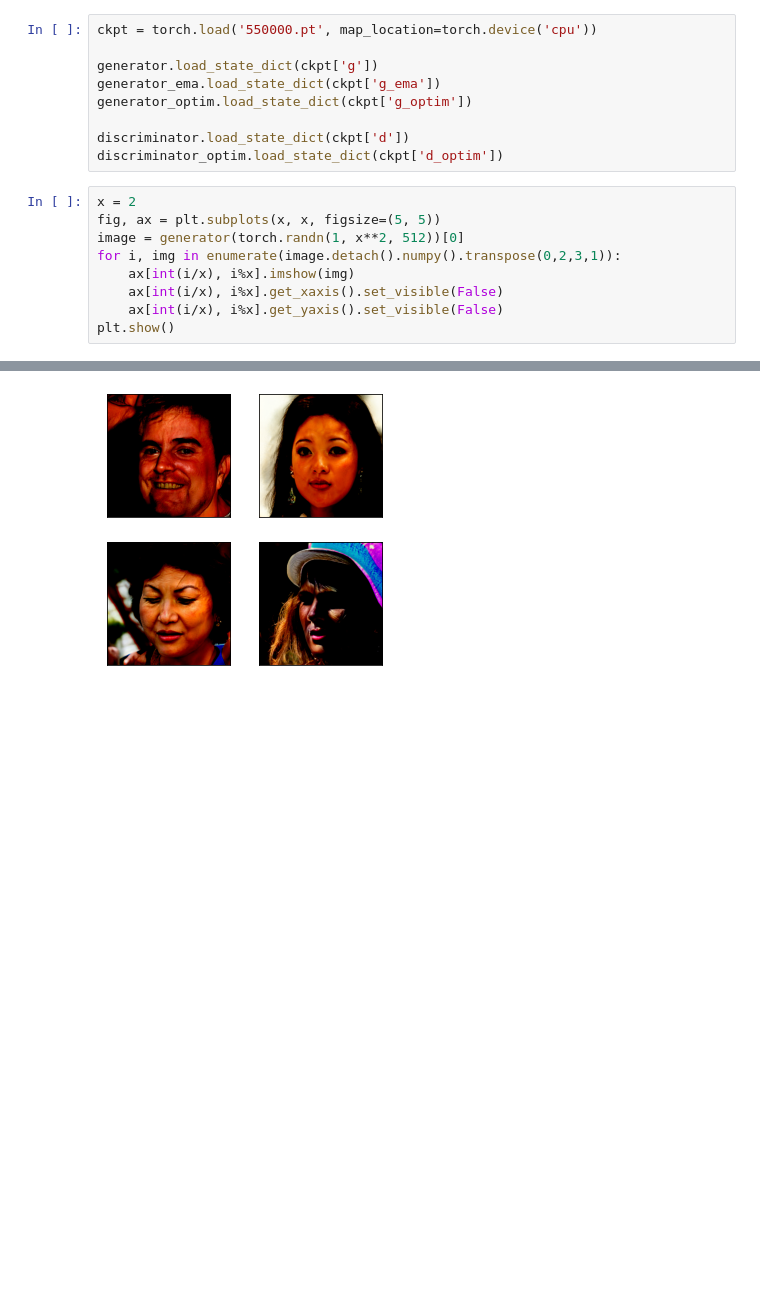
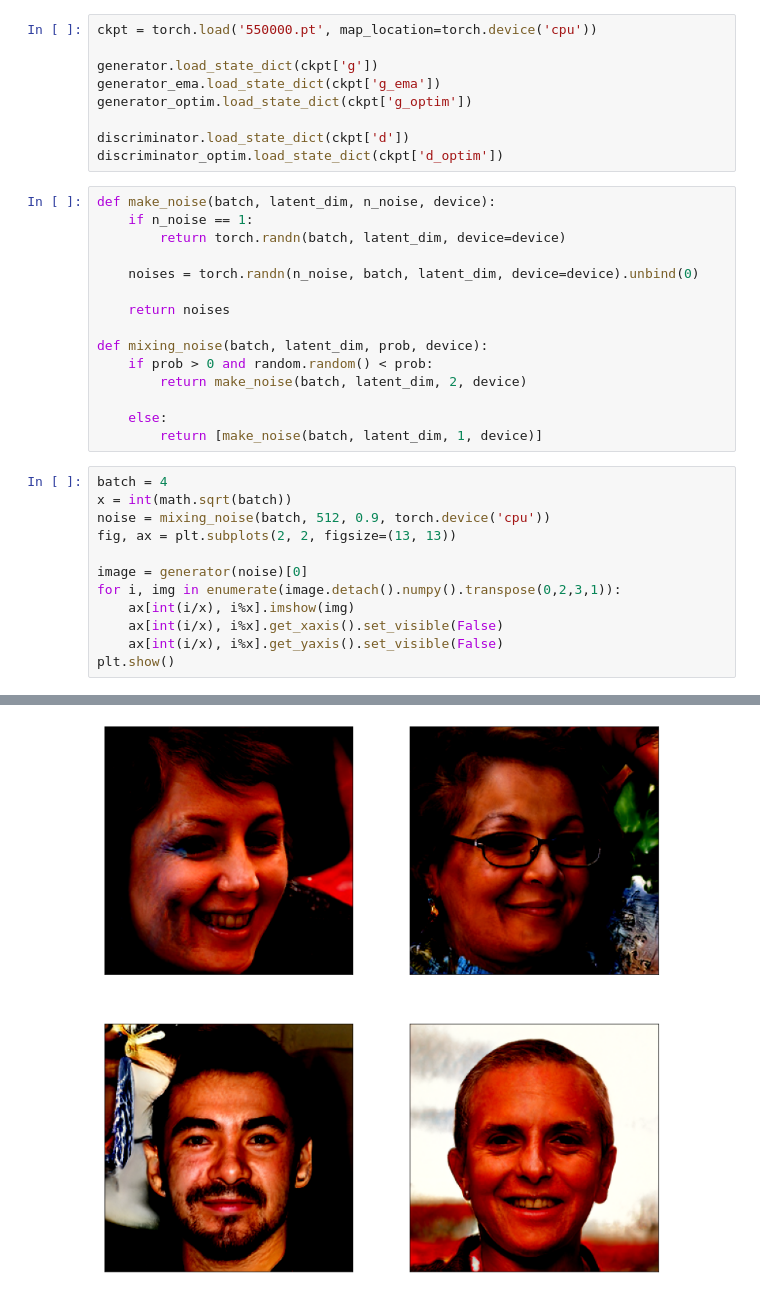
Before and after one commit to JeongJiHeon/Simply-Customizing-Card, a Jupyter notebook: main.ipynb, the cells around one changed output, grey strips where cells are left out. Drawn from its saved outputs; the diff is of its cells as text; blank space fills up the shorter version.

```diff
--- a/main.ipynb
+++ b/main.ipynb
@@ -62,18 +66,36 @@ generator_optim.load_state_dict(ckpt['g_optim'])
 
 discriminator.load_state_dict(ckpt['d'])
 discriminator_optim.load_state_dict(ckpt['d_optim'])
+# %%
+def make_noise(batch, latent_dim, n_noise, device):
+    if n_noise == 1:
+        return torch.randn(batch, latent_dim, device=device)
+
+    noises = torch.randn(n_noise, batch, latent_dim, device=device).unbind(0)
+
+    return noises
+
+def mixing_noise(batch, latent_dim, prob, device):
+    if prob > 0 and random.random() < prob:
+        return make_noise(batch, latent_dim, 2, device)
+
+    else:
+        return [make_noise(batch, latent_dim, 1, device)]
 # %%
-x = 2
-fig, ax = plt.subplots(x, x, figsize=(5, 5))
-image = generator(torch.randn(1, x**2, 512))[0]
+batch = 4
+x = int(math.sqrt(batch))
+noise = mixing_noise(batch, 512, 0.9, torch.device('cpu'))
+fig, ax = plt.subplots(2, 2, figsize=(13, 13))
+
+image = generator(noise)[0]
 for i, img in enumerate(image.detach().numpy().transpose(0,2,3,1)):
     ax[int(i/x), i%x].imshow(img)
     ax[int(i/x), i%x].get_xaxis().set_visible(False)
     ax[int(i/x), i%x].get_yaxis().set_visible(False)
 plt.show()
 # %% [output]
 Clipping input data to the valid range for imshow with RGB data ([0..1] for floats or [0..255] for integers).
 Clipping input data to the valid range for imshow with RGB data ([0..1] for floats or [0..255] for integers).
 Clipping input data to the valid range for imshow with RGB data ([0..1] for floats or [0..255] for integers).
 Clipping input data to the valid range for imshow with RGB data ([0..1] for floats or [0..255] for integers).
-[figure, old version]
+[figure, new version]
```
Also changed, not shown: parts of 1 cell of this notebook.
